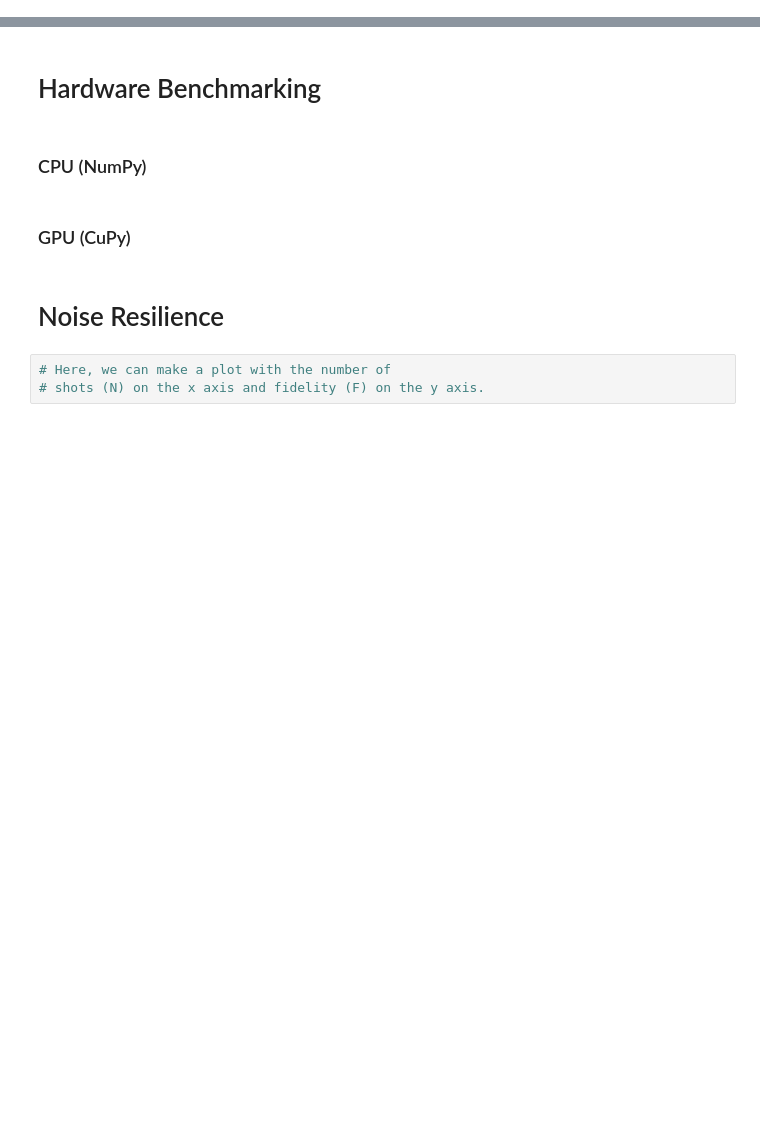
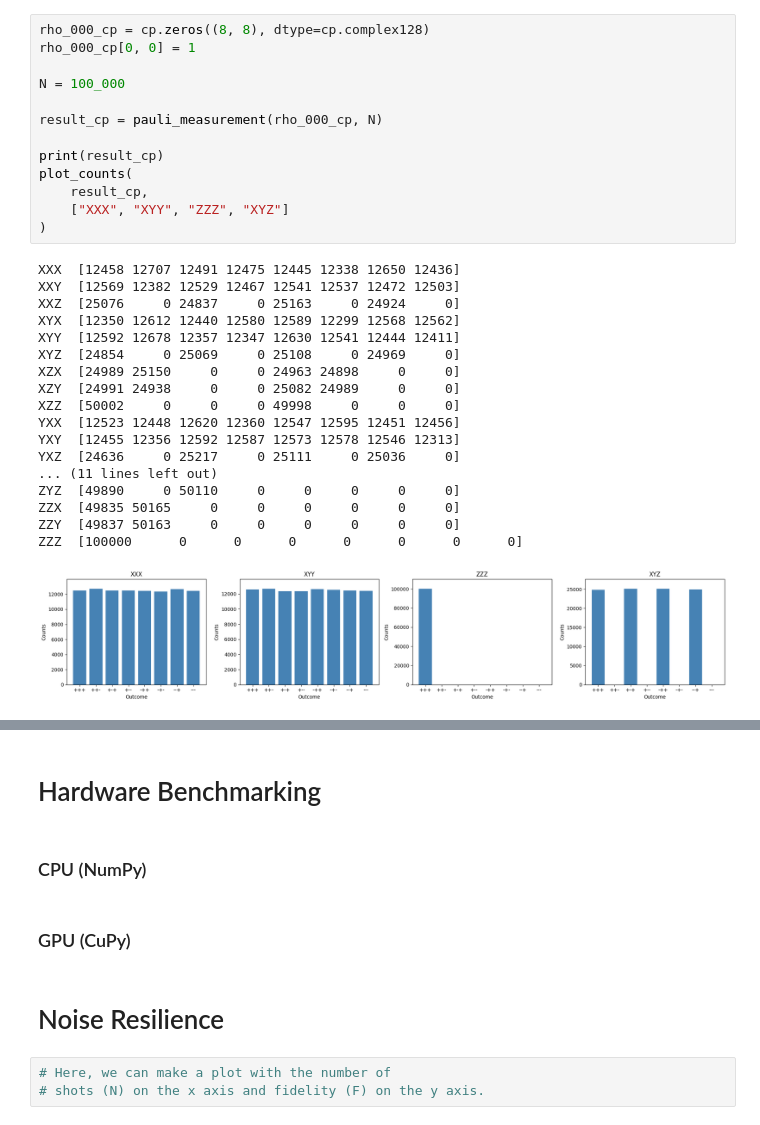
Before and after one commit to Ankit-539/QuanSToS, a Jupyter notebook: experiment.ipynb, the cells around one changed output, grey strips where cells are left out. Drawn from its saved outputs; the diff is of its cells as text; blank space fills up the shorter version.

Commit message:
added plots and tests for visual state reconstructor

```diff
--- a/experiment.ipynb
+++ b/experiment.ipynb
@@ -48 +87,33 @@ ZZZ  [73681  3682  3769  3763  3881  3811  3688  3725]
 [figure]
+# %%
+rho_000_cp = cp.zeros((8, 8), dtype=cp.complex128)
+rho_000_cp[0, 0] = 1
+
+N = 100_000
+
+result_cp = pauli_measurement(rho_000_cp, N)
+
+print(result_cp)
+plot_counts(
+    result_cp,
+    ["XXX", "XYY", "ZZZ", "XYZ"]
+)
+# %% [output]
+XXX  [12458 12707 12491 12475 12445 12338 12650 12436]
+XXY  [12569 12382 12529 12467 12541 12537 12472 12503]
+XXZ  [25076     0 24837     0 25163     0 24924     0]
+XYX  [12350 12612 12440 12580 12589 12299 12568 12562]
+XYY  [12592 12678 12357 12347 12630 12541 12444 12411]
+XYZ  [24854     0 25069     0 25108     0 24969     0]
+XZX  [24989 25150     0     0 24963 24898     0     0]
+XZY  [24991 24938     0     0 25082 24989     0     0]
+XZZ  [50002     0     0     0 49998     0     0     0]
+YXX  [12523 12448 12620 12360 12547 12595 12451 12456]
+YXY  [12455 12356 12592 12587 12573 12578 12546 12313]
+YXZ  [24636     0 25217     0 25111     0 25036     0]
+... (11 lines left out)
+ZYZ  [49890     0 50110     0     0     0     0     0]
+ZZX  [49835 50165     0     0     0     0     0     0]
+ZZY  [49837 50163     0     0     0     0     0     0]
+ZZZ  [100000      0      0      0      0      0      0      0]
+[figure, added]
```
Also changed, not shown: parts of 6 cells of this notebook.
